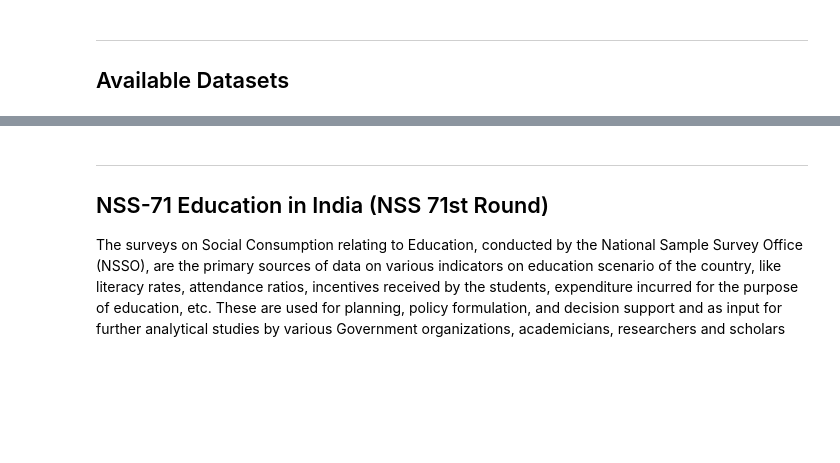
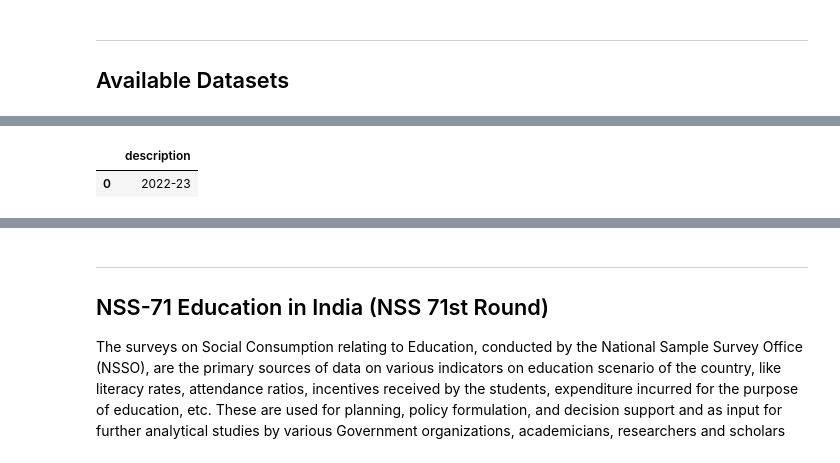
Before and after one commit to nso-india/mospi-esankhyiki, a Jupyter notebook: examples/esankhyiki_tutorial.ipynb, the cells around one changed output, grey strips where cells are left out. Drawn from its saved outputs; the diff is of its cells as text; code cells hidden in the pictures; blank space fills up the shorter version.

```diff
--- a/examples/esankhyiki_tutorial.ipynb
+++ b/examples/esankhyiki_tutorial.ipynb
@@ -37,0 +67,6 @@ esankhyiki.list_datasets(format="df")
+# %%
+# Indicators List for OPPI dataset
+esankhyiki.get_indicators("OPPI", format="df")
+# %% [output]
+|  | description |
+| 0 | 2022-23 |
```
Also changed, not shown: parts of 19 cells of this notebook, 14 other files.
